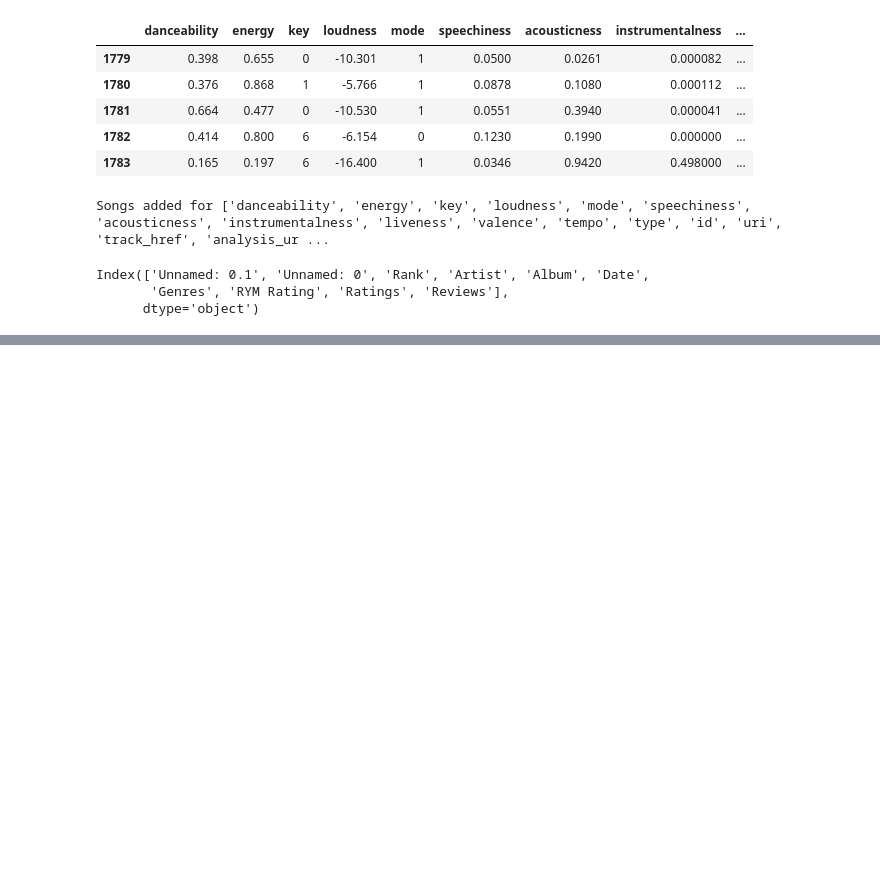
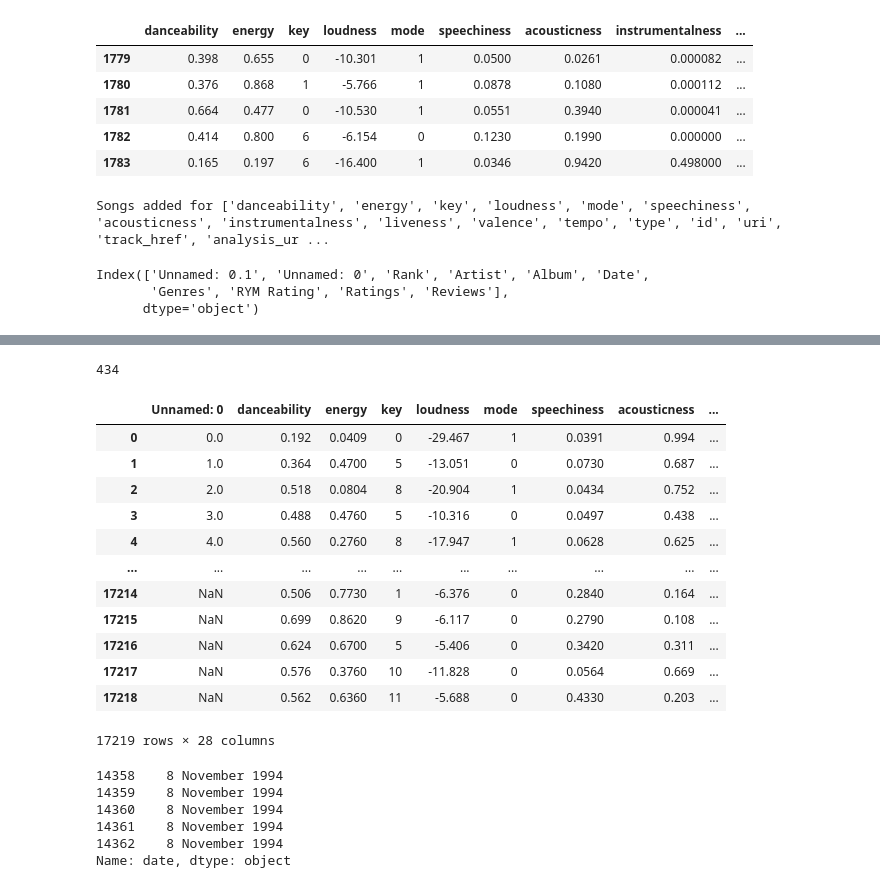
Before and after one commit to stoic-devv/spotify-data-science, a Jupyter notebook: code/song-data-extraction.ipynb, the cells around one changed output, grey strips where cells are left out. Saved outputs shown, nothing was run; the diff lists cells and outputs as text; code cells hidden in the pictures; blank space fills up the shorter version.

```diff
--- a/code/song-data-extraction.ipynb
+++ b/code/song-data-extraction.ipynb
@@ -189,3 +250,6 @@ rym_df.columns
 Index(['Unnamed: 0.1', 'Unnamed: 0', 'Rank', 'Artist', 'Album', 'Date',
        'Genres', 'RYM Rating', 'Ratings', 'Reviews'],
       dtype='object')
+# %%
+## get spotify genres
+df = pd.read_csv('../data/merge-data-3.csv', sep='~')
@@ -191,0 +278,4 @@ Index(['Unnamed: 0.1', 'Unnamed: 0', 'Rank', 'Artist', 'Album', 'Date',
+# %%
+df['rym_genres'] = df['genres'][:]
+df = df.drop(['genres'], axis=1)
+df.columns
@@ -191,0 +289,11 @@ Index(['Unnamed: 0.1', 'Unnamed: 0', 'Rank', 'Artist', 'Album', 'Date',
+# %%
+# convert str date to datetime
+import dateutil.parser
+
+def convert_dt(s):
+    return dateutil.parser.parse(s)
+df["date"] = df["date"].apply(convert_dt)
+# %%
+df1["date"] = df1["date"].apply(convert_dt)
+# rt = df.tail()
+# type(rt["date"].loc[14358])
@@ -191,0 +334,4 @@ Index(['Unnamed: 0.1', 'Unnamed: 0', 'Rank', 'Artist', 'Album', 'Date',
+# %%
+len(genre_dat)
+# %% [output]
+434
@@ -191,0 +340,25 @@ Index(['Unnamed: 0.1', 'Unnamed: 0', 'Rank', 'Artist', 'Album', 'Date',
+# %%
+pd.concat([df, df1], ignore_index=True)
+# %% [output]
+|  | Unnamed: 0 | danceability | energy | key | loudness | mode | speechiness | acousticness | ... |
+| 0 | 0.0 | 0.192 | 0.0409 | 0 | -29.467 | 1 | 0.0391 | 0.994 | ... |
+| 1 | 1.0 | 0.364 | 0.4700 | 5 | -13.051 | 0 | 0.0730 | 0.687 | ... |
+| 2 | 2.0 | 0.518 | 0.0804 | 8 | -20.904 | 1 | 0.0434 | 0.752 | ... |
+| 3 | 3.0 | 0.488 | 0.4760 | 5 | -10.316 | 0 | 0.0497 | 0.438 | ... |
+| 4 | 4.0 | 0.560 | 0.2760 | 8 | -17.947 | 1 | 0.0628 | 0.625 | ... |
+| ... | ... | ... | ... | ... | ... | ... | ... | ... | ... |
+| 17214 | NaN | 0.506 | 0.7730 | 1 | -6.376 | 0 | 0.2840 | 0.164 | ... |
+| 17215 | NaN | 0.699 | 0.8620 | 9 | -6.117 | 0 | 0.2790 | 0.108 | ... |
+| 17216 | NaN | 0.624 | 0.6700 | 5 | -5.406 | 0 | 0.3420 | 0.311 | ... |
+| 17217 | NaN | 0.576 | 0.3760 | 10 | -11.828 | 0 | 0.0564 | 0.669 | ... |
+| 17218 | NaN | 0.562 | 0.6360 | 11 | -5.688 | 0 | 0.4330 | 0.203 | ... |
+17219 rows × 28 columns
+# %%
+rt[rt["date"] >= ]
+# %% [output]
+14358    8 November 1994
+14359    8 November 1994
+14360    8 November 1994
+14361    8 November 1994
+14362    8 November 1994
+Name: date, dtype: object
```
Also changed, not shown: parts of 19 cells of this notebook, 1 other file.
